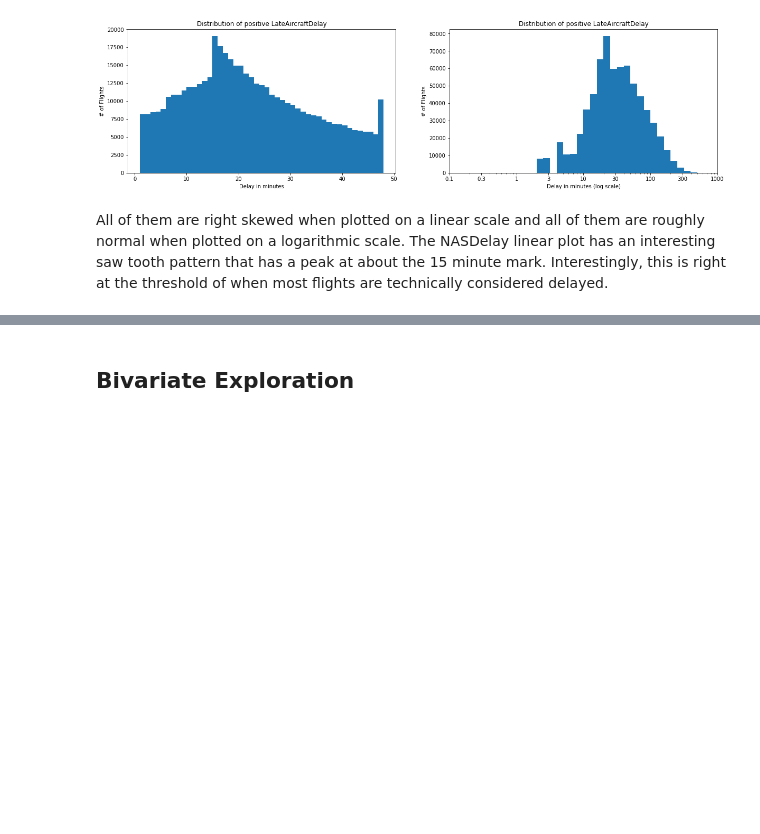
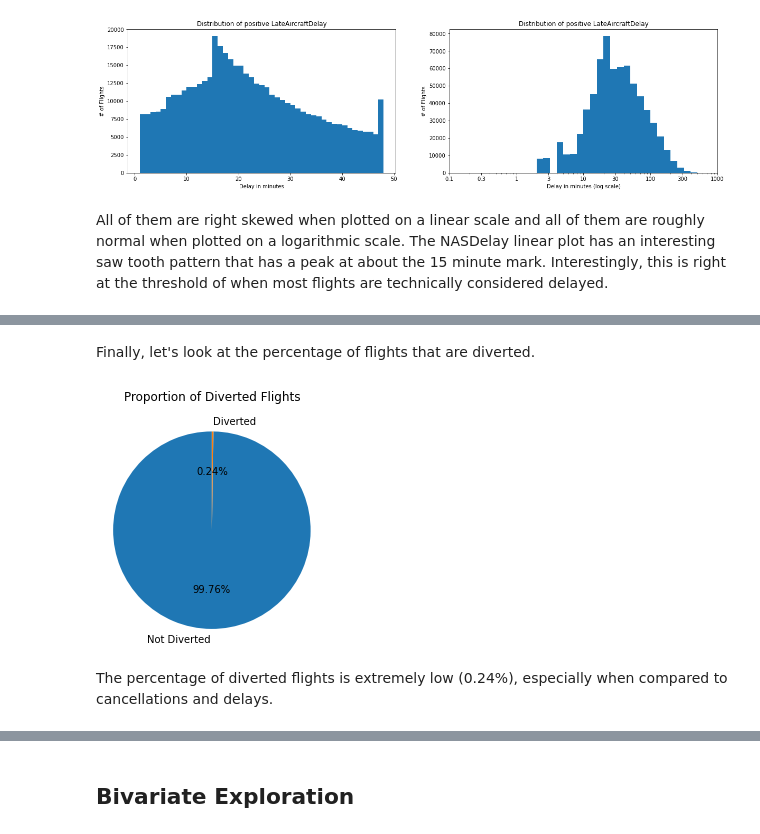
Before and after one commit to maleina/US-Flight-Data, a Jupyter notebook: flight_data_exploration.ipynb, the cells around one changed output, grey strips where cells are left out. Cells and saved outputs as stored; diff of their text form; code cells hidden in the pictures; blank space fills up the shorter version.

```diff
--- a/flight_data_exploration.ipynb
+++ b/flight_data_exploration.ipynb
@@ -858,3 +890,16 @@ All of them are right skewed when plotted on a linear scale and all of them are
+# %% [markdown]
+Finally, let's look at the percentage of flights that are diverted.
+# %%
+# Sort counts of diverted vs. non-diverted flights in prep for plotting
+sorted_counts = df_flights['Diverted'].value_counts()
+# Plot pie chart of proportion of cancelled flights
+plt.pie(sorted_counts, labels = ['Not Diverted', 'Diverted'], startangle = 90, autopct='%1.2f%%');
+plt.axis('square')
+plt.title('Proportion of Diverted Flights\n');
+# %% [output]
+[figure, added]
+# %% [markdown]
+The percentage of diverted flights is extremely low (0.24%), especially when compared to cancellations and delays.
 # %% [markdown]
 ### Discuss the distribution(s) of your variable(s) of interest. Were there any unusual points? Did you need to perform any transformations?
 
```
Also changed, not shown: parts of 34 cells of this notebook.
